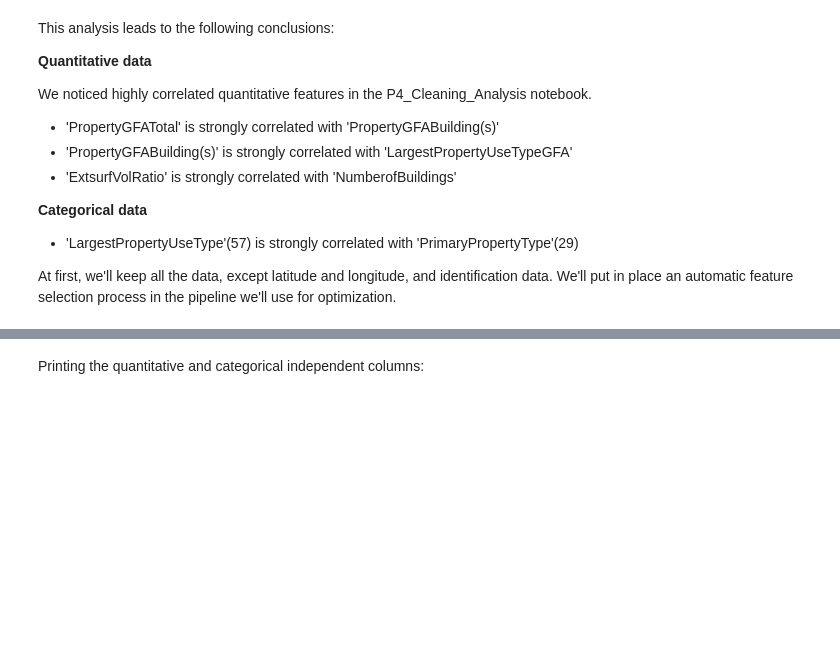
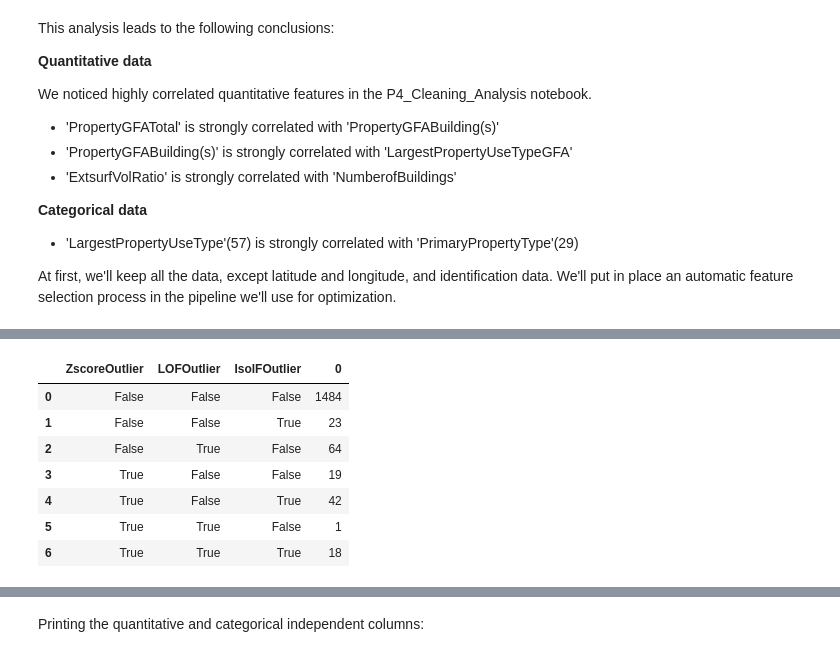
Before and after one commit to SmellyArmure/OC_DS_Project4, a Jupyter notebook: NOTEBOOKS/P4_Modelling.ipynb, the cells around one changed output, grey strips where cells are left out. Cells and saved outputs as stored; diff of their text form; code cells hidden in the pictures; blank space fills up the shorter version.

```diff
--- a/NOTEBOOKS/P4_Modelling.ipynb
+++ b/NOTEBOOKS/P4_Modelling.ipynb
@@ -330,0 +458,44 @@ We'll put in place an automatic feature selection process in the pipeline we'll
+# %%
+from sklearn.neighbors import LocalOutlierFactor
+from sklearn.ensemble import IsolationForest
+
+df_outliers = pd.DataFrame(index=df_Xy.index)
+
+# zscore outlier detection column
+df_outliers['ZscoreOutlier'] = np.nan
+thresh = Zscore_thresh_compute(df_num, contamination=0.05)
+zsf = ZscoreSampleFilter(thresh=thresh)
+df_ = zsf.fit_transform(df_num)
+df_outliers.loc[df_.index, 'ZscoreOutlier'] = False
+df_outliers['ZscoreOutlier'] = df_outliers['ZscoreOutlier']\
+                              .where(df_outliers['ZscoreOutlier']==False, True)
+
+# local outlier factor outlier dectection column
+df_outliers['LOFOutlier'] = np.nan
+lof = LocalOutlierFactor(n_neighbors=20, contamination=0.05)
+res = lof.fit_predict(df_enc)
+df_outliers['LOFOutlier'] = pd.Series(res,
+                                      index = df_outliers.index).map({-1: True,
+                                                                      1: False})
+
+# isolation forest outlier detection column
+df_outliers['IsolFOutlier'] = np.nan
+isolf = IsolationForest(n_estimators=100, contamination=0.05)
+res = isolf.fit_predict(df_enc)
+df_outliers['IsolFOutlier'] = pd.Series(res,
+                                      index = df_outliers.index).map({-1: True,
+                                                                      1: False})
+# %%
+# Nb of outliers depending on the detection technique
+df_outliers.groupby(['ZscoreOutlier',
+                     'LOFOutlier',
+                     'IsolFOutlier']).size().reset_index()
+# %% [output]
+|  | ZscoreOutlier | LOFOutlier | IsolFOutlier | 0 |
+| 0 | False | False | False | 1484 |
+| 1 | False | False | True | 23 |
+| 2 | False | True | False | 64 |
+| 3 | True | False | False | 19 |
+| 4 | True | False | True | 42 |
+| 5 | True | True | False | 1 |
+| 6 | True | True | True | 18 |
```
Also changed, not shown: parts of 42 cells of this notebook, 2 other files.
